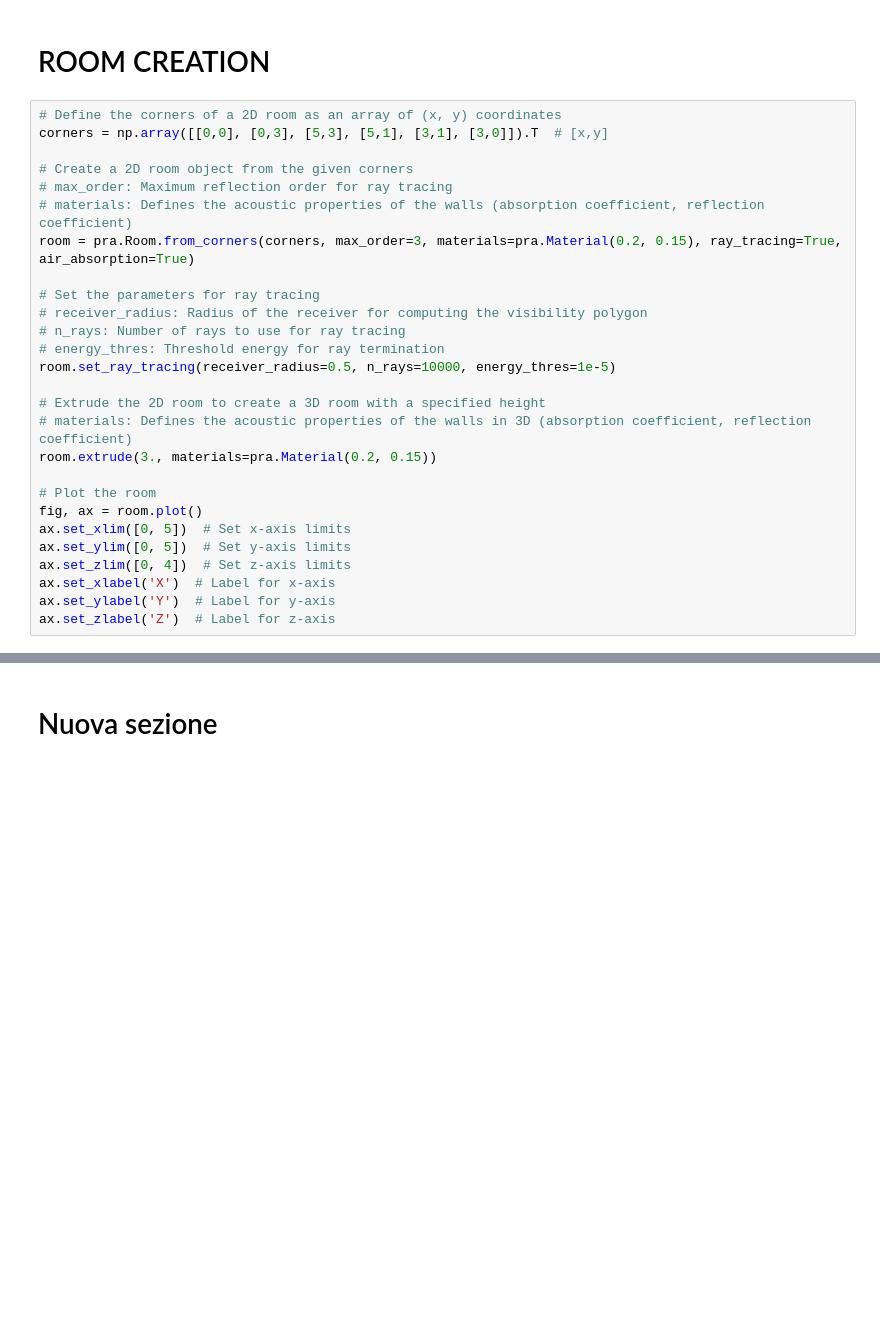
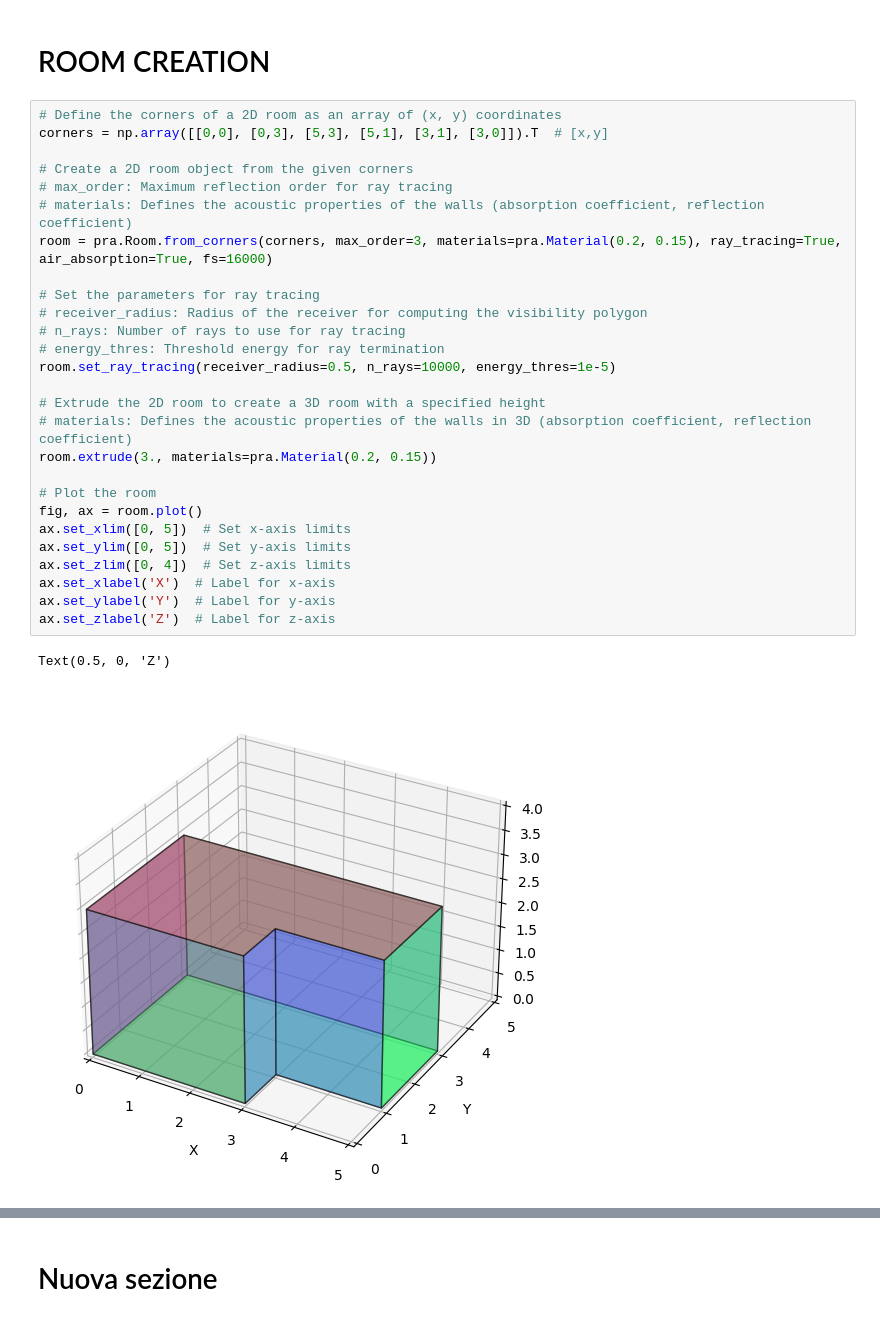
Before and after one commit to gabricarr/FastICA-Information-Theory, a Jupyter notebook: Room_simulation.ipynb, the cells around one changed output, grey strips where cells are left out. Cells and saved outputs as stored; diff of their text form; blank space fills up the shorter version.

```diff
--- a/Room_simulation.ipynb
+++ b/Room_simulation.ipynb
@@ -87,30 +93,33 @@ plt.show()
 # %%
 # Define the corners of a 2D room as an array of (x, y) coordinates
 corners = np.array([[0,0], [0,3], [5,3], [5,1], [3,1], [3,0]]).T  # [x,y]
 
 # Create a 2D room object from the given corners
 # max_order: Maximum reflection order for ray tracing
 # materials: Defines the acoustic properties of the walls (absorption coefficient, reflection coefficient)
-room = pra.Room.from_corners(corners, max_order=3, materials=pra.Material(0.2, 0.15), ray_tracing=True, air_absorption=True)
+room = pra.Room.from_corners(corners, max_order=3, materials=pra.Material(0.2, 0.15), ray_tracing=True, air_absorption=True, fs=16000)
 
 # Set the parameters for ray tracing
 # receiver_radius: Radius of the receiver for computing the visibility polygon
 # n_rays: Number of rays to use for ray tracing
 # energy_thres: Threshold energy for ray termination
 room.set_ray_tracing(receiver_radius=0.5, n_rays=10000, energy_thres=1e-5)
 
 # Extrude the 2D room to create a 3D room with a specified height
 # materials: Defines the acoustic properties of the walls in 3D (absorption coefficient, reflection coefficient)
 room.extrude(3., materials=pra.Material(0.2, 0.15))
 
 # Plot the room
 fig, ax = room.plot()
 ax.set_xlim([0, 5])  # Set x-axis limits
 ax.set_ylim([0, 5])  # Set y-axis limits
 ax.set_zlim([0, 4])  # Set z-axis limits
 ax.set_xlabel('X')  # Label for x-axis
 ax.set_ylabel('Y')  # Label for y-axis
 ax.set_zlabel('Z')  # Label for z-axis
+# %% [output]
+Text(0.5, 0, 'Z')
+[figure, added]
 # %%
 # Define the location of sources within the room
 source1_loc = [1., 1., 1.]
```
Also changed, not shown: parts of 9 cells of this notebook.
